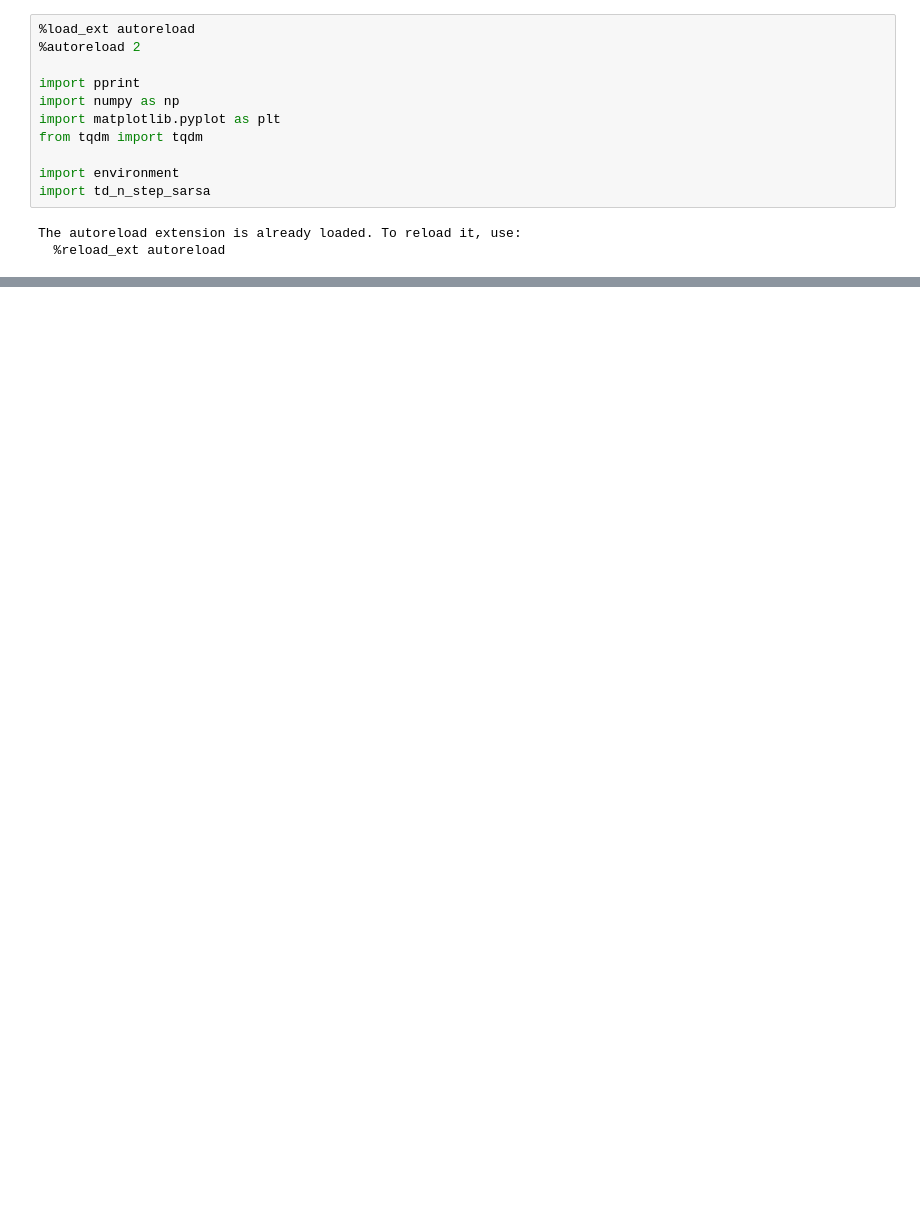
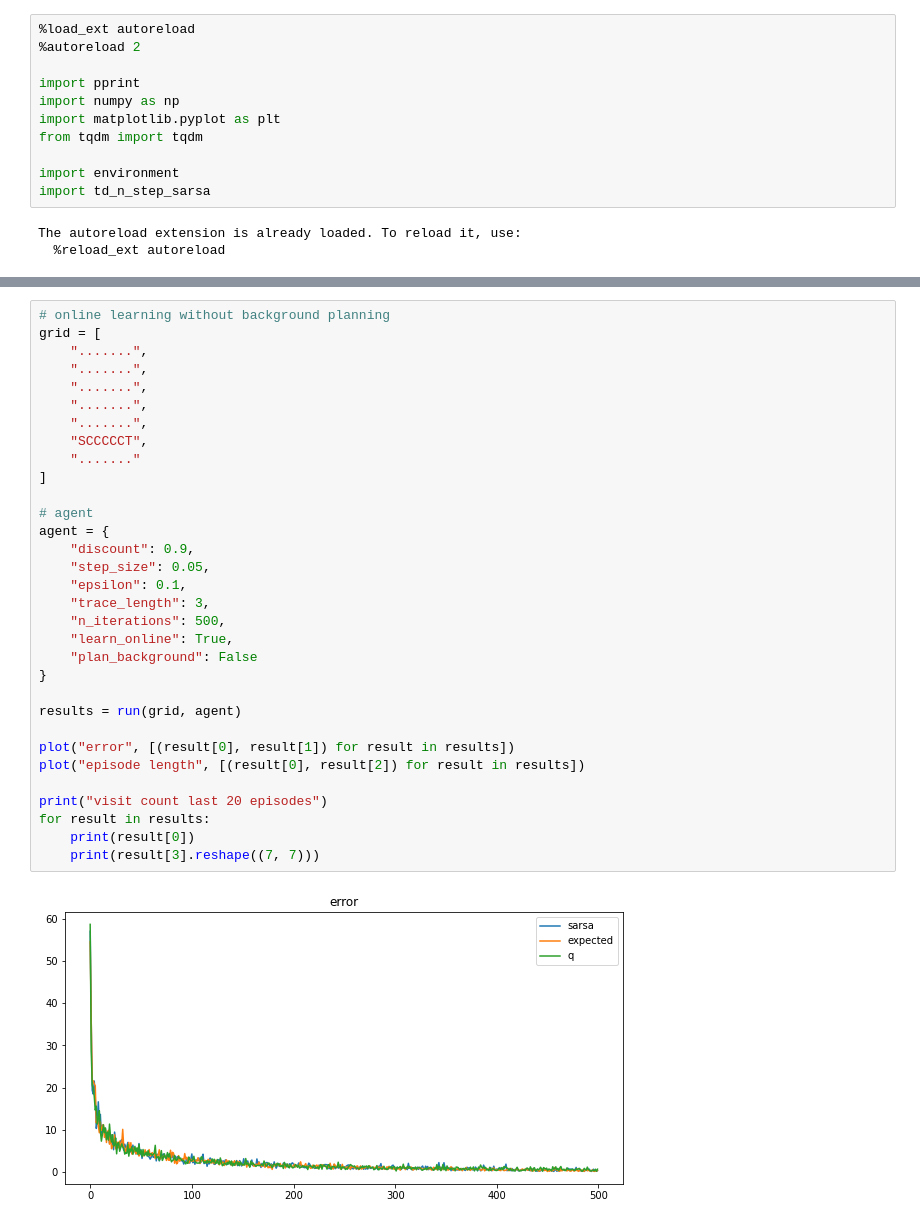
Before and after one commit to witran/rl-algos, a Jupyter notebook: temporal-difference/main.ipynb, the cells around one changed output, grey strips where cells are left out. Saved outputs shown, nothing was run; the diff lists cells and outputs as text; blank space fills up the shorter version.

```diff
--- a/temporal-difference/main.ipynb
+++ b/temporal-difference/main.ipynb
@@ -81,0 +69,34 @@ results = run()
+# %%
+# online learning without background planning
+grid = [
+    ".......",
+    ".......",
+    ".......",
+    ".......",
+    ".......",
+    "SCCCCCT",
+    "......."
+]
+
+# agent
+agent = {
+    "discount": 0.9,
+    "step_size": 0.05,
+    "epsilon": 0.1,
+    "trace_length": 3,
+    "n_iterations": 500,
+    "learn_online": True,
+    "plan_background": False
+}
+
+results = run(grid, agent)
+
+plot("error", [(result[0], result[1]) for result in results])
+plot("episode length", [(result[0], result[2]) for result in results])
+
+print("visit count last 20 episodes")
+for result in results:
+    print(result[0])
+    print(result[3].reshape((7, 7)))
+# %% [output]
+[figure, added]
```
Also changed, not shown: parts of 3 cells of this notebook, 4 other files.
